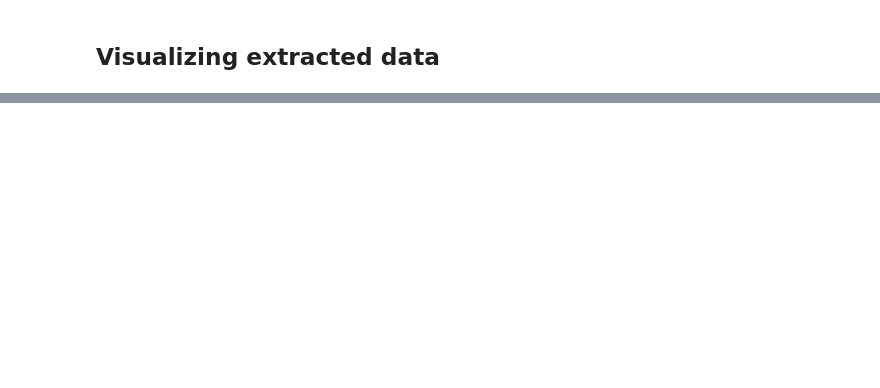
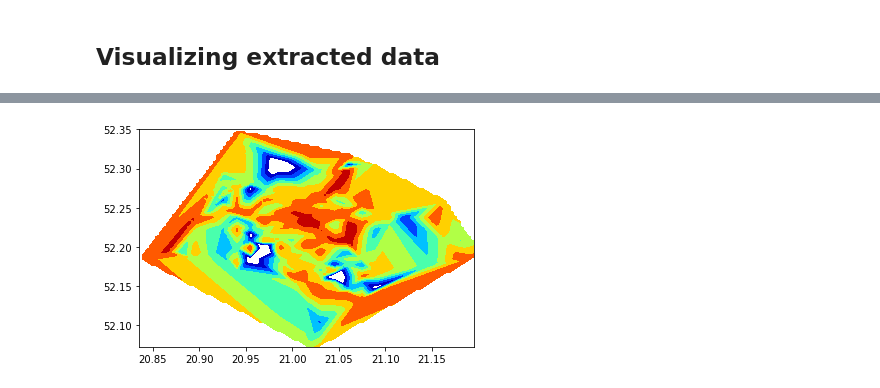
Before and after one commit to Jan-Majewski/Project_Portfolio, a Jupyter notebook: 03_Real_Estate_pricing_in_Warsaw/03_04_Creating_cultural_score.ipynb, the cells around one changed output, grey strips where cells are left out. Drawn from its saved outputs; the diff is of its cells as text; code cells hidden in the pictures; blank space fills up the shorter version.

Commit message:
combined restaurant data into model ready grid

```diff
--- a/03_Real_Estate_pricing_in_Warsaw/03_04_Creating_cultural_score.ipynb
+++ b/03_Real_Estate_pricing_in_Warsaw/03_04_Creating_cultural_score.ipynb
@@ -321,0 +652,10 @@ iplot(figure)
+# %%
+df_map.rename(columns={
+    "sample_size":"restaurant_count",
+    'price_level':"restaurant_price_level",
+    'rating':"restaurant_mean_rating",
+    'user_ratings_total':"restaurant_mean_popularity"
+
+
+
+},inplace=True)
@@ -321,0 +717,31 @@ iplot(figure)
+# %%
+def create_geojson(x,y,z,div_space,z_min):
+    xi = linspace(x.min(),x.max(),100);
+    yi = linspace(y.min(),y.max(),100);
+    zi = griddata((x, y), z, (xi[None,:], yi[:,None]), method="linear")
+
+    cs = plt.contourf(xi,yi,zi,range(int(z_min),int(np.nanmax(zi))+div_space,div_space),cmap=plt.cm.jet)
+
+
+
+    geojson = geojsoncontour.contourf_to_geojson(
+    contourf=cs,
+    ndigits=3,
+
+    )
+
+    json_dict=eval(geojson)
+
+    arr_temp=np.ones([len(json_dict["features"]),2])
+
+    for i in range(0, len(json_dict["features"])):
+        json_dict["features"][i]["id"]=i
+
+
+        arr_temp[i,0]=i
+        arr_temp[i,1]=float(json_dict["features"][i]["properties"]["title"])+div_space
+
+    df_contour=pd.DataFrame(arr_temp, columns=["Id","value"])
+
+
+    return(json_dict, df_contour)
@@ -321,0 +800,2 @@ iplot(figure)
+# %%
+df_map[['restaurant_price_level','restaurant_mean_rating']]=df_map[['restaurant_price_level','restaurant_mean_rating']]*10
@@ -321,0 +814,4 @@ iplot(figure)
+# %%
+json_dict, df_contour=create_geojson(df_map.lon_mod,df_map.lat_mod,df_map.restaurant_mean_rating,2,30)
+# %% [output]
+[figure, added]
```
Also changed, not shown: parts of 52 cells of this notebook.
